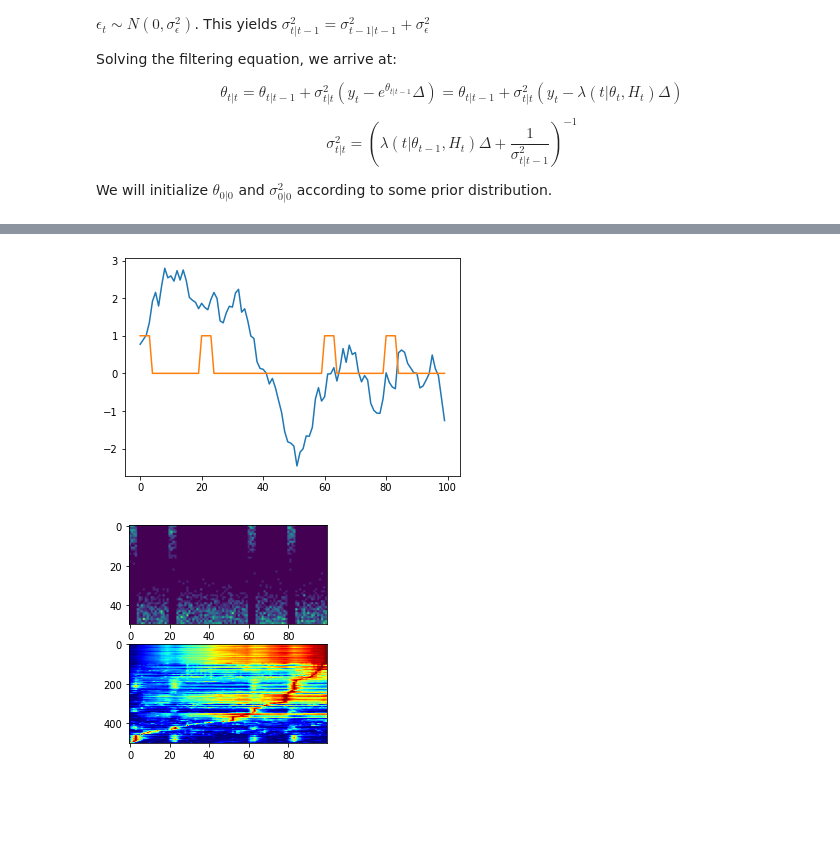
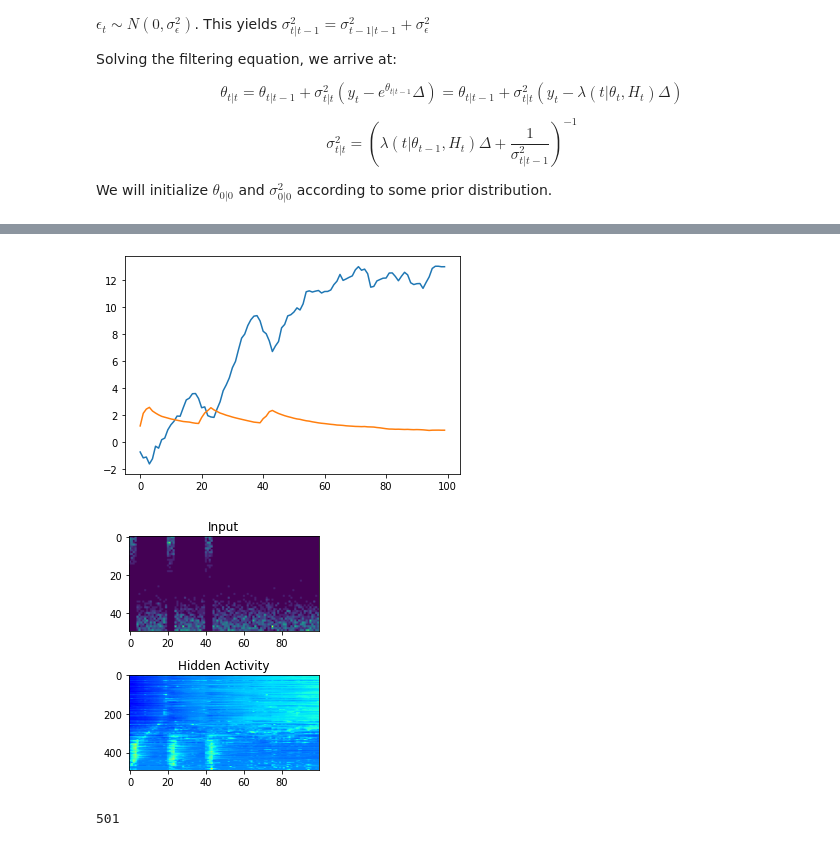
Before and after one commit to sternj98/rnn_foraging, a Jupyter notebook: Filtering RNN.ipynb, the cells around one changed output, grey strips where cells are left out. Cells and saved outputs as stored; diff of their text form; code cells hidden in the pictures; blank space fills up the shorter version.

```diff
--- a/Filtering RNN.ipynb
+++ b/Filtering RNN.ipynb
@@ -297,9 +305,10 @@ def binary_crossentropy(x,target,readout_clip = 1e-6):
 # %%
 # Ready the training
 tr_cond = 'high_gain'
-n_batches = 25001
+n_batches = 200
 stim_dur = 100
-task = KalmanFilteringTaskFFWD(max_iter=n_batches, batch_size=50, n_in=50, n_out=1, stim_dur=stim_dur, sigtc_sq=4.0, signu_sq=1.0, gamma=0, tr_cond=tr_cond)
+task = KalmanFilteringTaskFFWD(max_iter=n_batches, batch_size=50, n_in=50, n_out=1, stim_dur=stim_dur, sigtc_sq=4.0, signu_sq=1.0, gamma=0.1, tr_cond=tr_cond)
+model_kwargs["batch_size"] = 50
 model = RecurrentModel(model_kwargs)
 
 # Training parameters
@@ -450,12 +446,10 @@ def generate_session_y(rewsizes,N0s,n_trials_per_tt,end_t = 20,dt = 0.05):
     # make trial reward streams
     y_tts_trials = {}
     tts = list(product(*[rewsizes,N0s]))
-#     print(tts)
     for (this_rewsize,this_n0) in tts:
         y_tts_trials[(this_rewsize,this_n0)] = np.empty_like([n_trials_per_tt],shape = (n_trials_per_tt,int(round(end_t/dt))))
         for i_trial in range(n_trials_per_tt):
             trial_rewtimes = np.where(rnd.random(end_t) - pdfs_dict[this_n0] < 0)[0]
-#             print(trial_rewtimes)
             y_trial = stream_from_sized_events(trial_rewtimes,np.full(len(trial_rewtimes),this_rewsize),end_t,dt)
             y_tts_trials[(this_rewsize,this_n0)][i_trial,:] = y_trial
     return y_tts_trials
@@ -466,9 +460,12 @@ def generate_from_rewtimes_y(rewsizes,rewseqs,n_trials_per_tt,end_t = 20,dt = 0.
         Returns: y_tts_trials: list of y reward streams generated from stream_from_sized_events
     """
     y_tts_trials = {}
-    tts = list(product(*[rewsizes,rewseqs]))
-    for (this_rewsize,this_rewseq) in tts:
-        y_tts_trials[(this_rewsize,this_rewseq)] = np.tile(stream_from_sized_events(this_rewseq,np.full(len(this_rewseq),this_rewsize),end_t,dt),(n_trials_per_tt,1))
+#     tts = list(product(*[rewsizes,list(range(len(rewseqs)))]))
+    tts = list(product(rewsizes,np.arange(len(rewseqs),dtype = int)))
+#     print(tts)
+    for (this_rewsize,i_rewseq) in tts:
+#         print(y_tts_trials[(this_rewsize,this_rewseq)])
+        y_tts_trials[(this_rewsize,i_rewseq)] = np.tile(stream_from_sized_events(rewseqs[i_rewseq],np.full(len(rewseqs[i_rewseq]),this_rewsize),end_t,dt),(n_trials_per_tt,1))
     return y_tts_trials
 # %%
 class PPSSM_FilteringTask(Task):
@@ -568,36 +576,50 @@ plt.plot(example_output[12].detach().numpy())
 # %%
-ppssm_params = {"generation_fn": "stochastic_foraging_session", # stochastic or defined by reward times
+# ppssm_params = {"generation_fn": "stochastic_foraging_session", # stochastic or defined by reward times
+#                 "generation_params":
+#                            {"rewsizes":[4],
+#                            "N0s":[.5],
+#                            "n_trials_per_tt": 20,
+#                            "dt": 0.050,
+#                            "end_t" : 5}
+#                             }
+
+rxx = [np.array([0]),np.array([0,1]),np.array([0,2]),np.array([0,1,2])]
+ppssm_params = {"generation_fn": "rewtimes_foraging_session", # stochastic or defined by reward times
                 "generation_params":
                            {"rewsizes":[4],
-                           "N0s":[.5],
-                           "n_trials_per_tt": 20,
+                           "rewseqs": rxx,
+                           "n_trials_per_tt": 1,
                            "dt": 0.050,
                            "end_t" : 5}
                             }
 # %%
 def forceAspect(ax,aspect):
     im = ax.get_images()
     extent =  im[0].get_extent()
     ax.set_aspect(abs((extent[1]-extent[0])/(extent[3]-extent[2]))/aspect)
 
 
 task = PPSSM_FilteringTask(ppssm_params = ppssm_params)
 example_input,example_output,opt_s = task.sample()
 
-trial = 0
+trial = 3
 model_kwargs['batch_size'] = task.batch_size
+model_kwargs['readout_nonlinearity'] = 'linear'
 model = RecurrentModel(model_kwargs)
 output_dict = model.forward(example_input)
 
 plt.figure()
 plt.plot(output_dict['readout_output'][trial].detach().numpy())
-plt.plot(example_output[trial].detach().numpy() )
+plt.plot(opt_s[trial])
+# plt.plot(example_output[trial].detach().numpy() )
 fig,ax = plt.subplots(2,1)
 ax[0].imshow(np.flipud(example_input[trial].detach().numpy().T))
-peaksort_vis_trial(output_dict['core_output'][trial],ax = ax[1])
+ax[0].set_title("Input")
+peaksort_vis_trial(output_dict['core_output'][trial],sort_end_ix = 20,ax = ax[1])
 aspect = example_input[trial].shape[0]/example_input[trial].shape[1]
-
+ax[1].set_title("Hidden Activity")
 forceAspect(ax[1],aspect)
+fig.tight_layout()
 # %% [output]
-[figure, old version]
+[figure, new version]
-[figure, old version]
+[figure, new version]
@@ -605,0 +682,21 @@ g
+# %%
+# Training setup
+tr_cond = 'high_gain'
+n_batches = 501
+task = PPSSM_FilteringTask(stochastic_ppssm_params,max_iter = n_batches)
+print(task.max_iter)
+model_kwargs['batch_size'] = task.batch_size
+model = RecurrentModel(model_kwargs)
+
+# Training parameters
+activity_l2_penalty = 1e-4
+activity_penalty_steps = 5 # number of activity steps before trial end to penalize
+param_l2_penalty = 1e-4 # (aka weight decay)
+lr = 0.0005
+grad_clip = 10
+mse_loss = nn.MSELoss()
+optimizer = optim.Adam(model.parameters(), lr = lr,weight_decay = param_l2_penalty)
+total_losses = np.zeros(n_batches)
+mse_losses = np.zeros(n_batches)
+# %% [output]
+501
```
Also changed, not shown: parts of 36 cells of this notebook, 1 other file.
